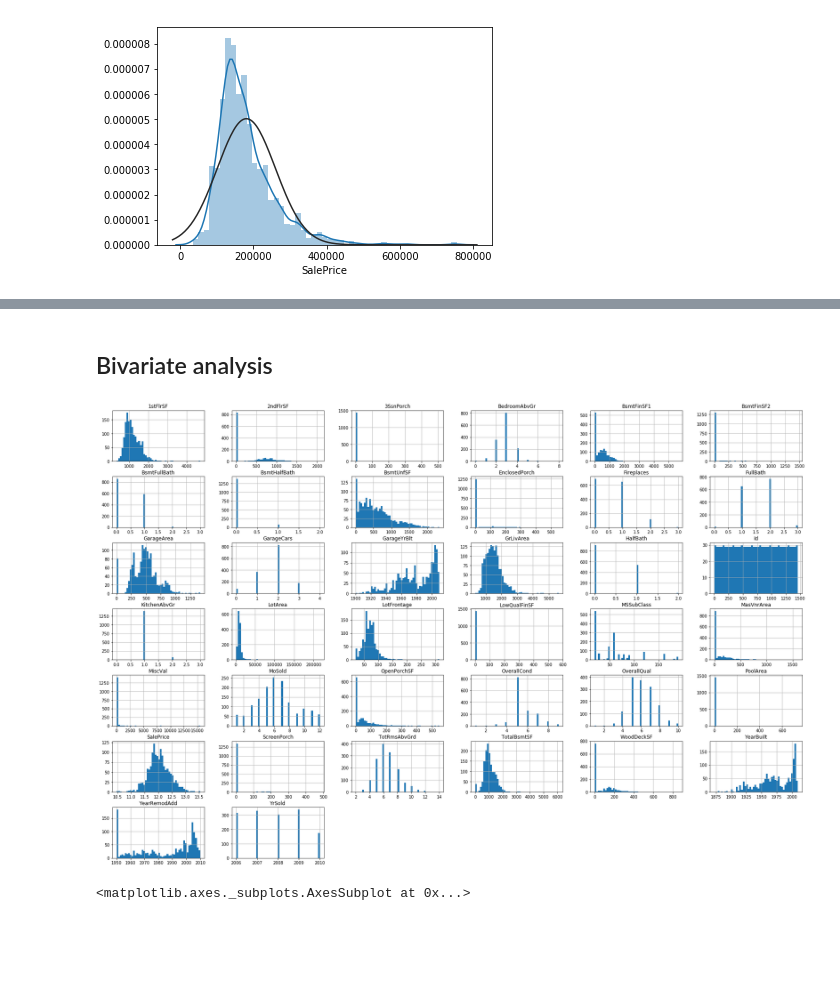
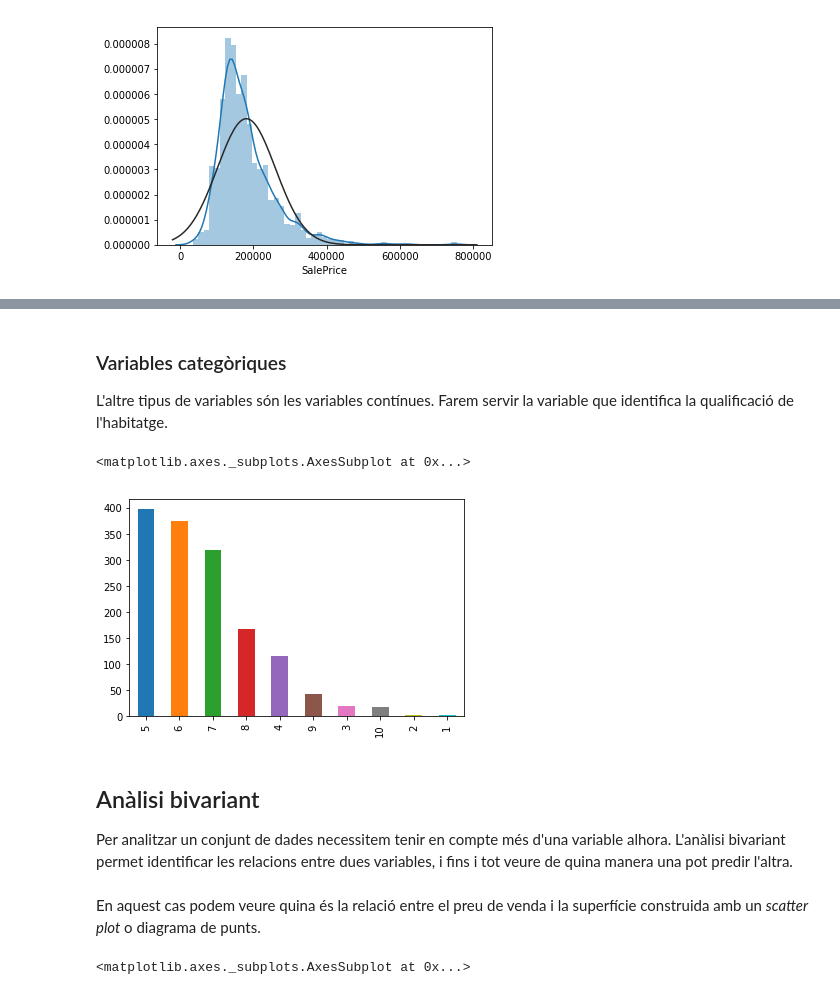
Before and after one commit to xdurana/uoc-dmlab, a Jupyter notebook: 5/estadistica-descriptiva.ipynb, the cells around one changed output, grey strips where cells are left out. Drawn from its saved outputs; the diff is of its cells as text; code cells hidden in the pictures; blank space fills up the shorter version.

```diff
--- a/5/estadistica-descriptiva.ipynb
+++ b/5/estadistica-descriptiva.ipynb
@@ -186,9 +766,18 @@ df_train = df_train[missing_data[missing_data['Percent'] < 0.15].index]
-# %% [markdown]
-## Bivariate analysis
-# %%
-df_train.hist(bins=50, figsize=(30,20));
-# %% [output]
-[figure, removed]
+# %% [markdown]
+### Variables categòriques
+
+L'altre tipus de variables són les variables contínues. Farem servir la variable que identifica la qualificació de l'habitatge.
+# %%
+df_train['OverallQual'].value_counts().plot(kind='bar')
+# %% [output]
+<matplotlib.axes._subplots.AxesSubplot at 0x...>
+[figure, added]
+# %% [markdown]
+## Anàlisi bivariant
+
+Per analitzar un conjunt de dades necessitem tenir en compte més d'una variable alhora. L'anàlisi bivariant permet identificar les relacions entre dues variables, i fins i tot veure de quina manera una pot predir l'altra.
+# %% [markdown]
+En aquest cas podem veure quina és la relació entre el preu de venda i la superfície construida amb un _scatter plot_ o diagrama de punts.
 # %%
 var = 'GrLivArea'
 data = pd.concat([df_train['SalePrice'], df_train[var]], axis=1)
```
Also changed, not shown: parts of 53 cells of this notebook.
